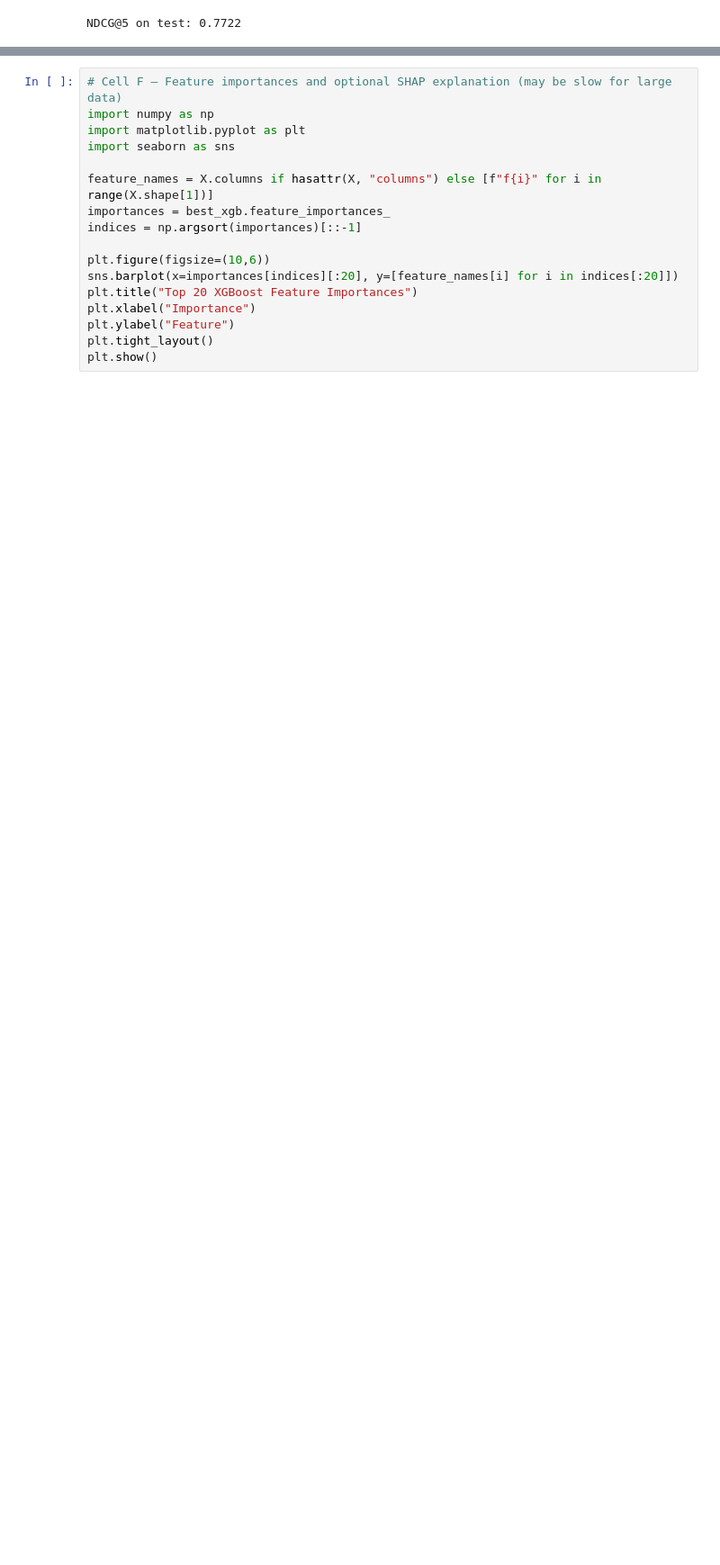
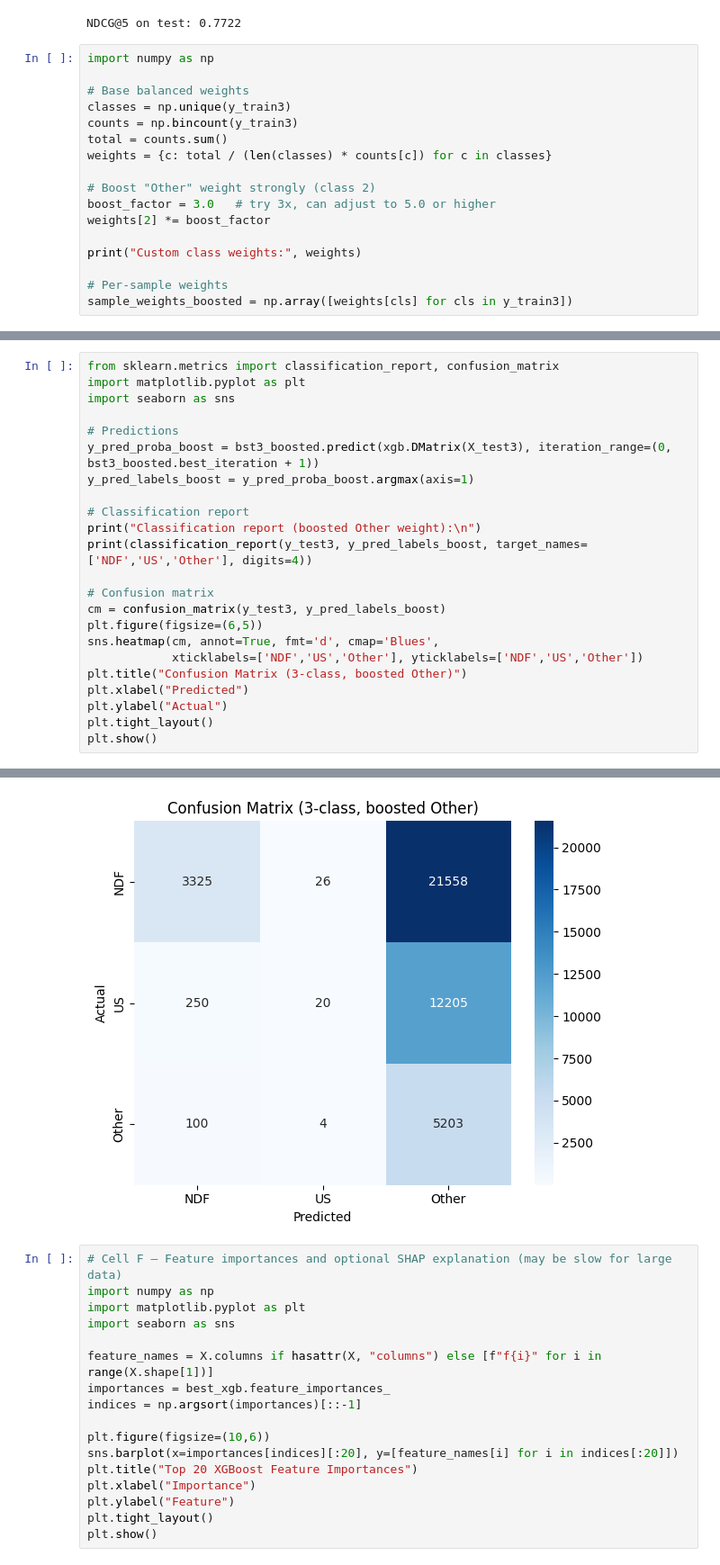
Before and after one commit to Rezacs/Airbnb, a Jupyter notebook: merged/Airbnb New User Bookings_2.ipynb, the cells around one changed output, grey strips where cells are left out. Shown at 90% size. Cells and saved outputs as stored; diff of their text form; blank space fills up the shorter version.

```diff
--- a/merged/Airbnb New User Bookings_2.ipynb
+++ b/merged/Airbnb New User Bookings_2.ipynb
@@ -2183,3 +2219,20 @@ Classification report (per-class):
 weighted avg     0.5509    0.5979    0.5547     42691
 [figure]
 NDCG@5 on test: 0.7722
+# %%
+import numpy as np
+
+# Base balanced weights
+classes = np.unique(y_train3)
+counts = np.bincount(y_train3)
+total = counts.sum()
+weights = {c: total / (len(classes) * counts[c]) for c in classes}
+
+# Boost "Other" weight strongly (class 2)
+boost_factor = 3.0   # try 3x, can adjust to 5.0 or higher
+weights[2] *= boost_factor
+
+print("Custom class weights:", weights)
+
+# Per-sample weights
+sample_weights_boosted = np.array([weights[cls] for cls in y_train3])
@@ -2185,0 +2312,24 @@ NDCG@5 on test: 0.7722
+# %%
+from sklearn.metrics import classification_report, confusion_matrix
+import matplotlib.pyplot as plt
+import seaborn as sns
+
+# Predictions
+y_pred_proba_boost = bst3_boosted.predict(xgb.DMatrix(X_test3), iteration_range=(0, bst3_boosted.best_iteration + 1))
+y_pred_labels_boost = y_pred_proba_boost.argmax(axis=1)
+
+# Classification report
+print("Classification report (boosted Other weight):\n")
+print(classification_report(y_test3, y_pred_labels_boost, target_names=['NDF','US','Other'], digits=4))
+
+# Confusion matrix
+cm = confusion_matrix(y_test3, y_pred_labels_boost)
+plt.figure(figsize=(6,5))
+sns.heatmap(cm, annot=True, fmt='d', cmap='Blues',
+            xticklabels=['NDF','US','Other'], yticklabels=['NDF','US','Other'])
+plt.title("Confusion Matrix (3-class, boosted Other)")
+plt.xlabel("Predicted")
+plt.ylabel("Actual")
+plt.tight_layout()
+plt.show()
+# %% [output]
@@ -2186,3 +2347,4 @@ NDCG@5 on test: 0.7722
+[figure, added]
 # %%
 # Cell F — Feature importances and optional SHAP explanation (may be slow for large data)
 import numpy as np
```
Also changed, not shown: parts of 7 cells of this notebook.
